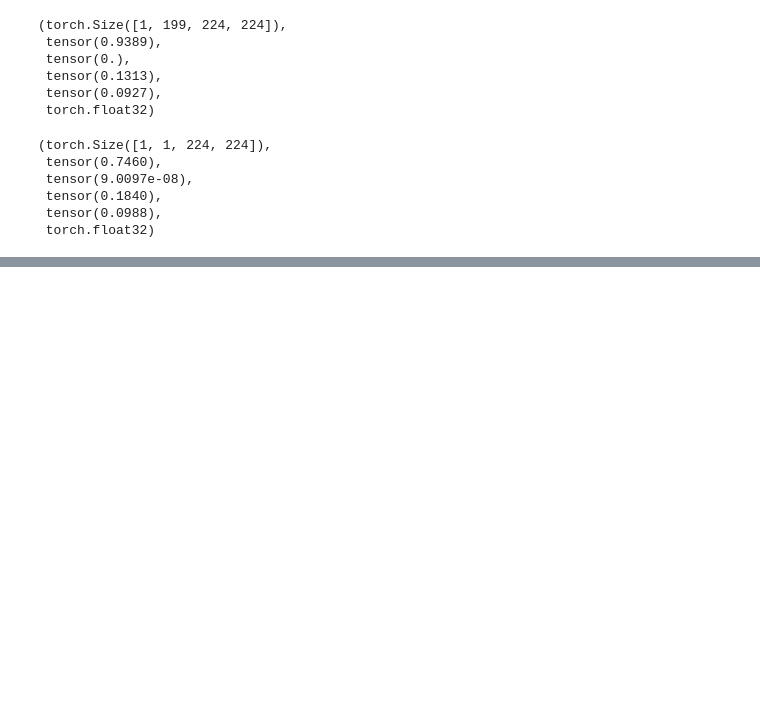
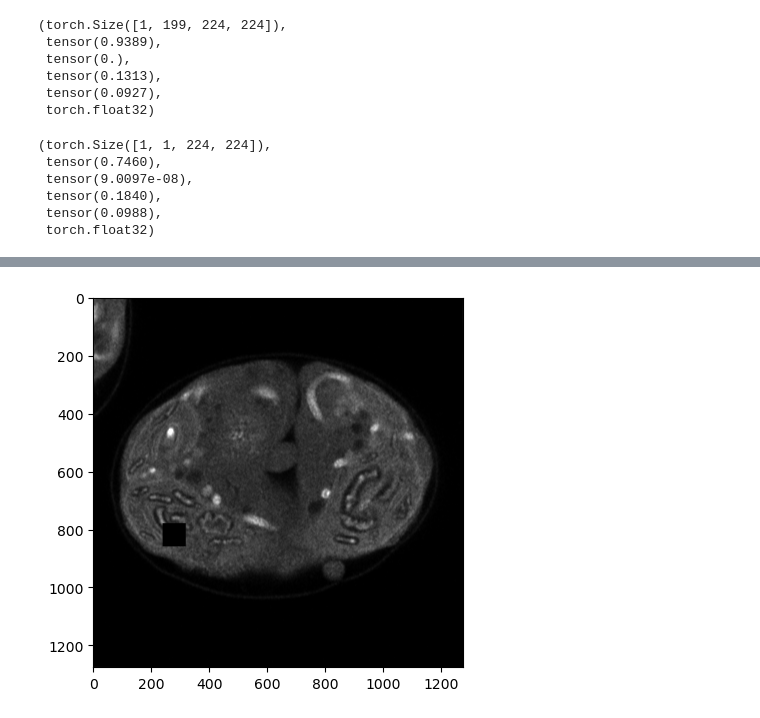
Before and after one commit to JonasHell/MAESTER, a Jupyter notebook: preprocess_my_data.ipynb, the cells around one changed output, grey strips where cells are left out. Cells and saved outputs as stored; diff of their text form; code cells hidden in the pictures; blank space fills up the shorter version.

```diff
--- a/preprocess_my_data.ipynb
+++ b/preprocess_my_data.ipynb
@@ -209,0 +228,12 @@ t.shape, t.max(), t.min(), t.mean(), t.std(), t.dtype
+# %%
+import numpy as np
+
+size = 80
+start = (data.shape[-1] - size) // 2
+img = data[data.shape[0]//2]
+mask = np.ones_like(img)
+mask[780:780+size, 240:240+size] = 0
+plt.imshow(img * mask, cmap="gray", vmin=0, vmax=1)
+plt.show()
+# %% [output]
+[figure, added]
```
Also changed, not shown: parts of 7 cells of this notebook, 1 other file.
